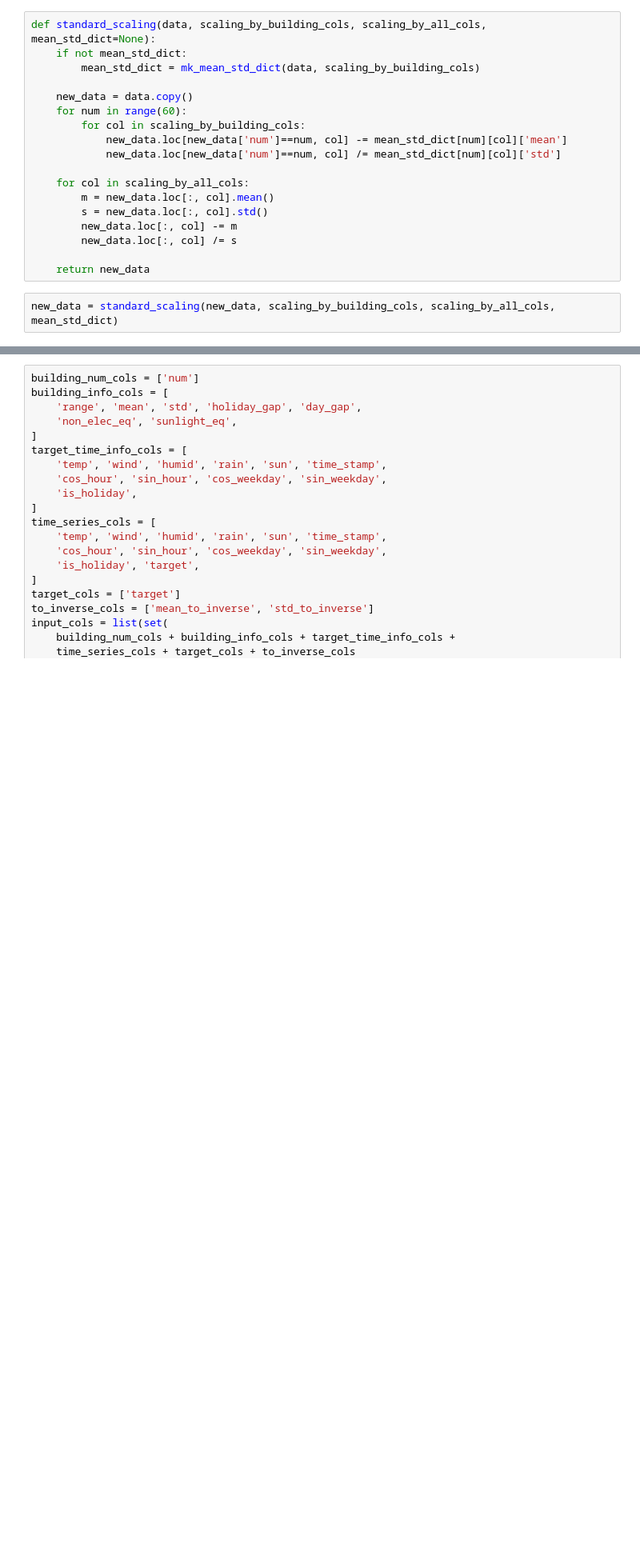
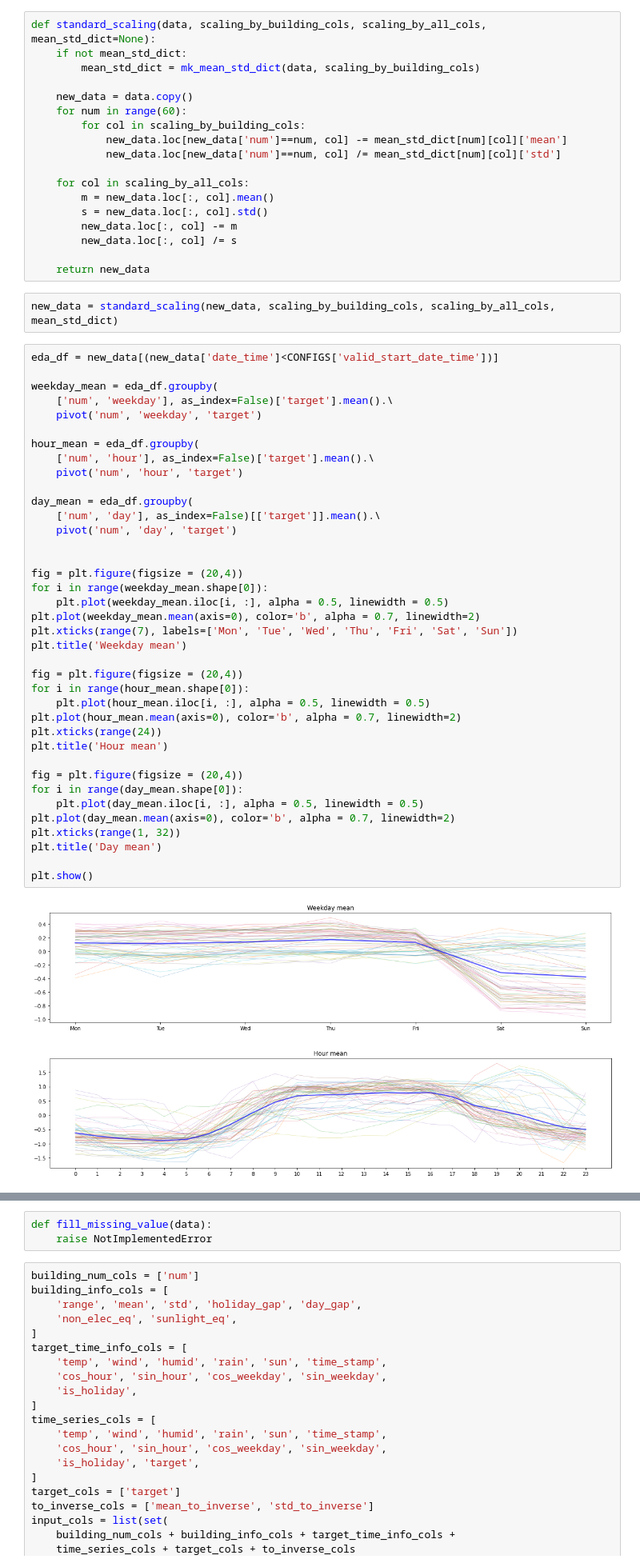
Before and after one commit to fidabspd/time-series, a Jupyter notebook: codes/5_handling_missing_value.ipynb, the cells around one changed output, grey strips where cells are left out. Shown at 80% size. Cells and saved outputs as stored; diff of their text form; blank space fills up the shorter version.

Commit message:
Visualize

```diff
--- a/codes/5_handling_missing_value.ipynb
+++ b/codes/5_handling_missing_value.ipynb
@@ -169,3 +165,44 @@ def standard_scaling(data, scaling_by_building_cols, scaling_by_all_cols, mean_s
     return new_data
 # %%
 new_data = standard_scaling(new_data, scaling_by_building_cols, scaling_by_all_cols, mean_std_dict)
+# %%
+eda_df = new_data[(new_data['date_time']<CONFIGS['valid_start_date_time'])]
+
+weekday_mean = eda_df.groupby(
+    ['num', 'weekday'], as_index=False)['target'].mean().\
+    pivot('num', 'weekday', 'target')
+
+hour_mean = eda_df.groupby(
+    ['num', 'hour'], as_index=False)['target'].mean().\
+    pivot('num', 'hour', 'target')
+
+day_mean = eda_df.groupby(
+    ['num', 'day'], as_index=False)[['target']].mean().\
+    pivot('num', 'day', 'target')
+
+
+fig = plt.figure(figsize = (20,4))
+for i in range(weekday_mean.shape[0]):
+    plt.plot(weekday_mean.iloc[i, :], alpha = 0.5, linewidth = 0.5)
+plt.plot(weekday_mean.mean(axis=0), color='b', alpha = 0.7, linewidth=2)
+plt.xticks(range(7), labels=['Mon', 'Tue', 'Wed', 'Thu', 'Fri', 'Sat', 'Sun'])
+plt.title('Weekday mean')
+
+fig = plt.figure(figsize = (20,4))
+for i in range(hour_mean.shape[0]):
+    plt.plot(hour_mean.iloc[i, :], alpha = 0.5, linewidth = 0.5)
+plt.plot(hour_mean.mean(axis=0), color='b', alpha = 0.7, linewidth=2)
+plt.xticks(range(24))
+plt.title('Hour mean')
+
+fig = plt.figure(figsize = (20,4))
+for i in range(day_mean.shape[0]):
+    plt.plot(day_mean.iloc[i, :], alpha = 0.5, linewidth = 0.5)
+plt.plot(day_mean.mean(axis=0), color='b', alpha = 0.7, linewidth=2)
+plt.xticks(range(1, 32))
+plt.title('Day mean')
+
+plt.show()
+# %% [output]
+[figure, added]
+[figure, added]
@@ -172,3 +210,6 @@ new_data = standard_scaling(new_data, scaling_by_building_cols, scaling_by_all_c
+# %%
+def fill_missing_value(data):
+    raise NotImplementedError
 # %%
 building_num_cols = ['num']
 building_info_cols = [
```
Also changed, not shown: parts of 8 cells of this notebook.
